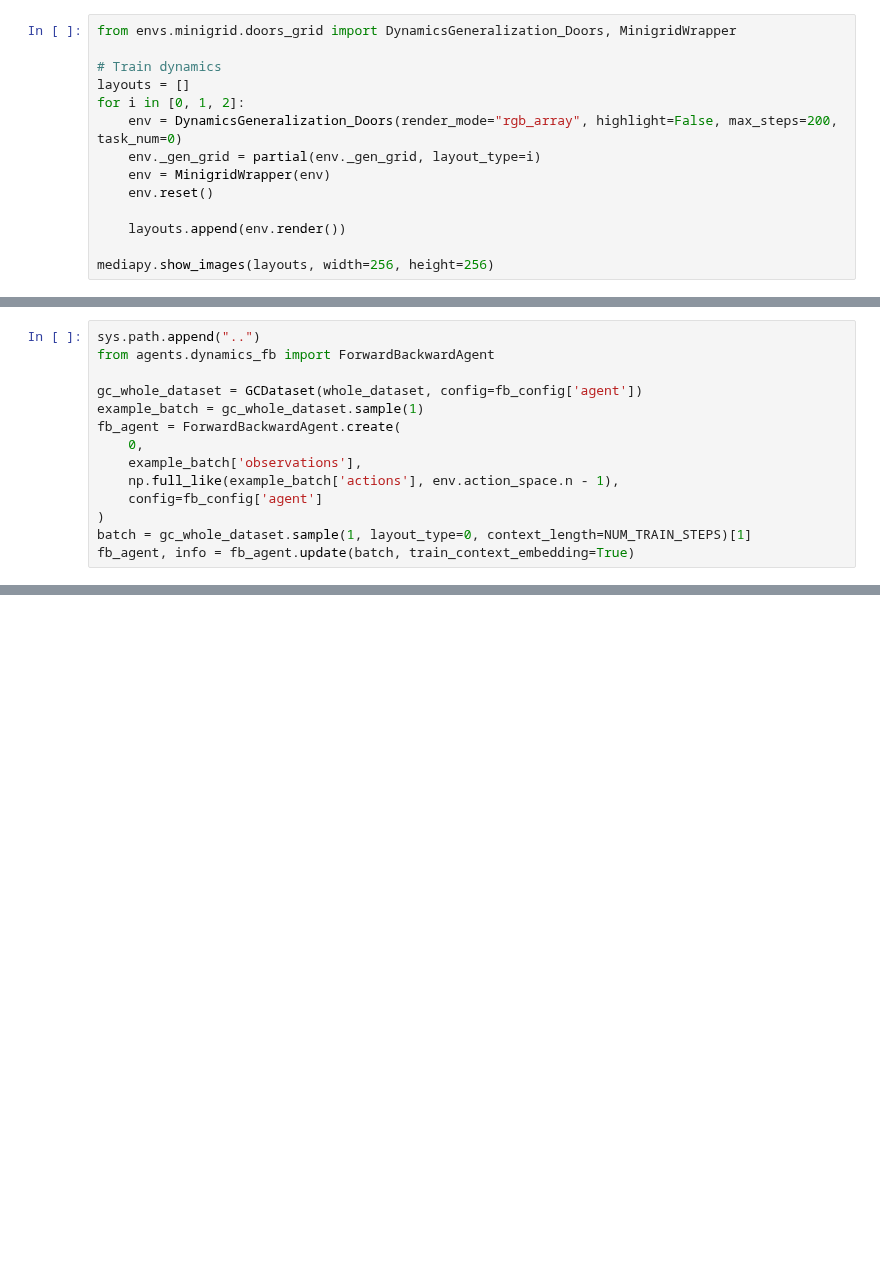
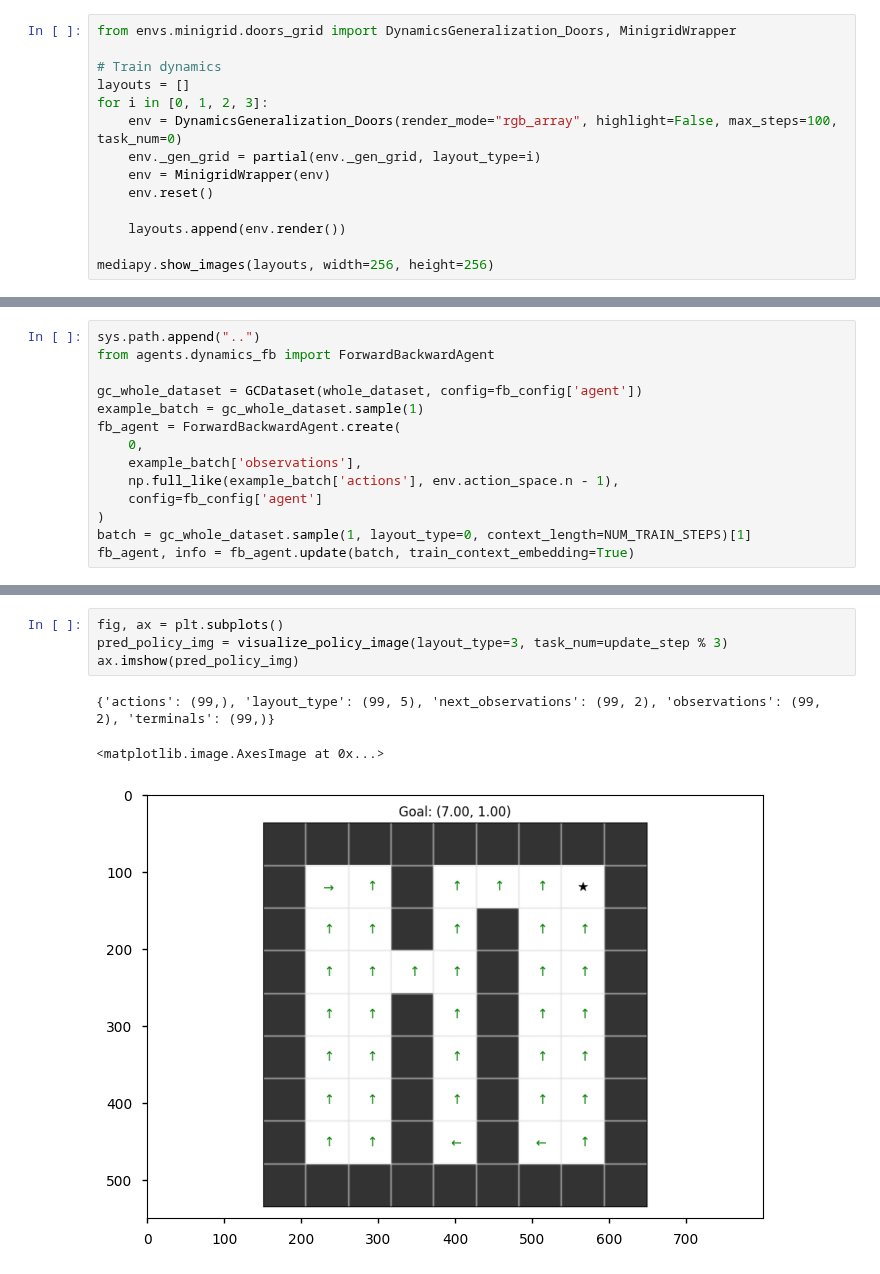
Before and after one commit to skylooop/BeliefConditionedFB, a Jupyter notebook: notebooks/in_context_fb.ipynb, the cells around one changed output, grey strips where cells are left out. Cells and saved outputs as stored; diff of their text form; blank space fills up the shorter version.

```diff
--- a/notebooks/in_context_fb.ipynb
+++ b/notebooks/in_context_fb.ipynb
@@ -36,8 +38,8 @@ from envs.minigrid.doors_grid import DynamicsGeneralization_Doors, MinigridWrapp
 
 # Train dynamics
 layouts = []
-for i in [0, 1, 2]:
-    env = DynamicsGeneralization_Doors(render_mode="rgb_array", highlight=False, max_steps=200, task_num=0)
+for i in [0, 1, 2, 3]:
+    env = DynamicsGeneralization_Doors(render_mode="rgb_array", highlight=False, max_steps=100, task_num=0)
     env._gen_grid = partial(env._gen_grid, layout_type=i)
     env = MinigridWrapper(env)
     env.reset()
@@ -364,0 +435,8 @@ for update_step in pbar:
+# %%
+fig, ax = plt.subplots()
+pred_policy_img = visualize_policy_image(layout_type=3, task_num=update_step % 3)
+ax.imshow(pred_policy_img)
+# %% [output]
+{'actions': (99,), 'layout_type': (99, 5), 'next_observations': (99, 2), 'observations': (99, 2), 'terminals': (99,)}
+<matplotlib.image.AxesImage at 0x...>
+[figure, added]
```
Also changed, not shown: parts of 11 cells of this notebook, 3 other files.
